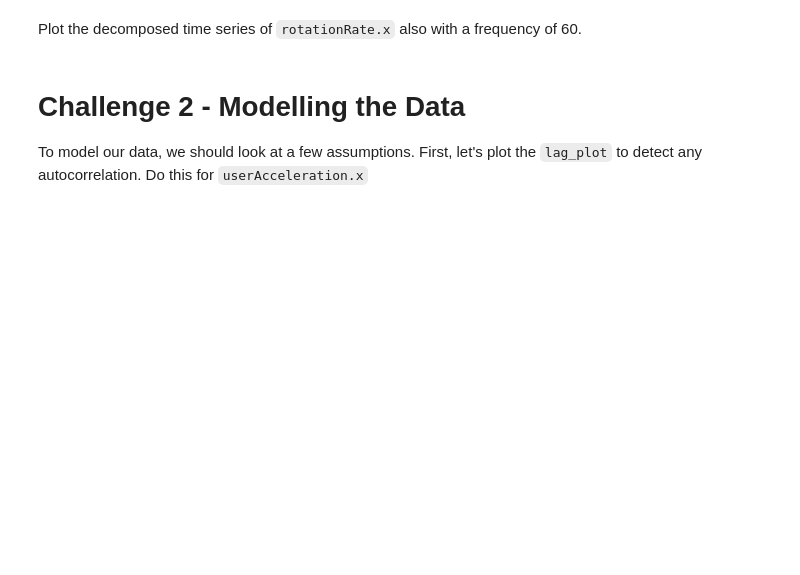
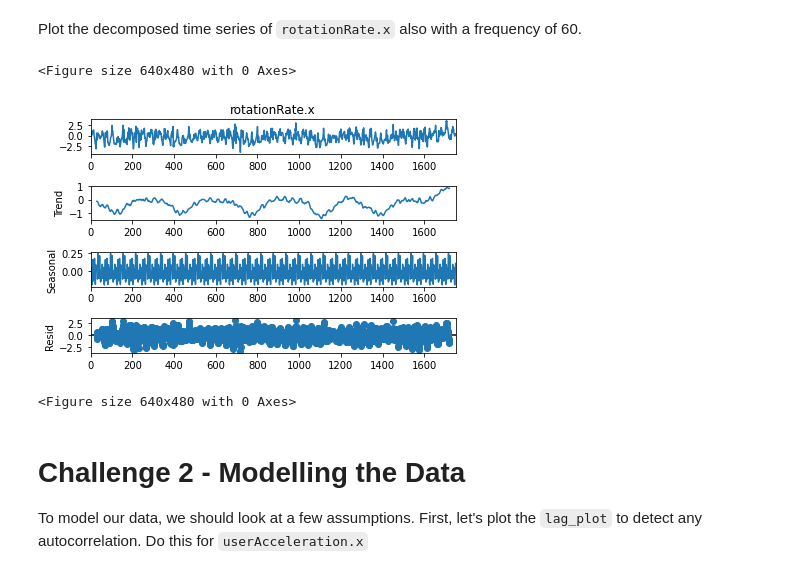
Before and after one commit to Ironhack-Data-Madrid-Febrero-2021/lab-time-series, a Jupyter notebook: your-code/main.ipynb, the cells around one changed output. Saved outputs shown, nothing was run; the diff lists cells and outputs as text; code cells hidden in the pictures; blank space fills up the shorter version.

```diff
--- a/your-code/main.ipynb
+++ b/your-code/main.ipynb
@@ -91,2 +112,13 @@ Our next step is to decompose the time series and evaluate the patterns in the d
 # %% [markdown]
 Plot the decomposed time series of `rotationRate.x` also with a frequency of 60.
+# %%
+# Your code here:
+
+decompose2 = seasonal_decompose(sensor['rotationRate.x'], model="additive", period=60)
+
+decompose2.plot()
+figure(figsize=(8, 6), dpi=80)
+# %% [output]
+<Figure size 640x480 with 0 Axes>
+[figure, added]
+<Figure size 640x480 with 0 Axes>
```
Also changed, not shown: parts of 23 cells of this notebook.
